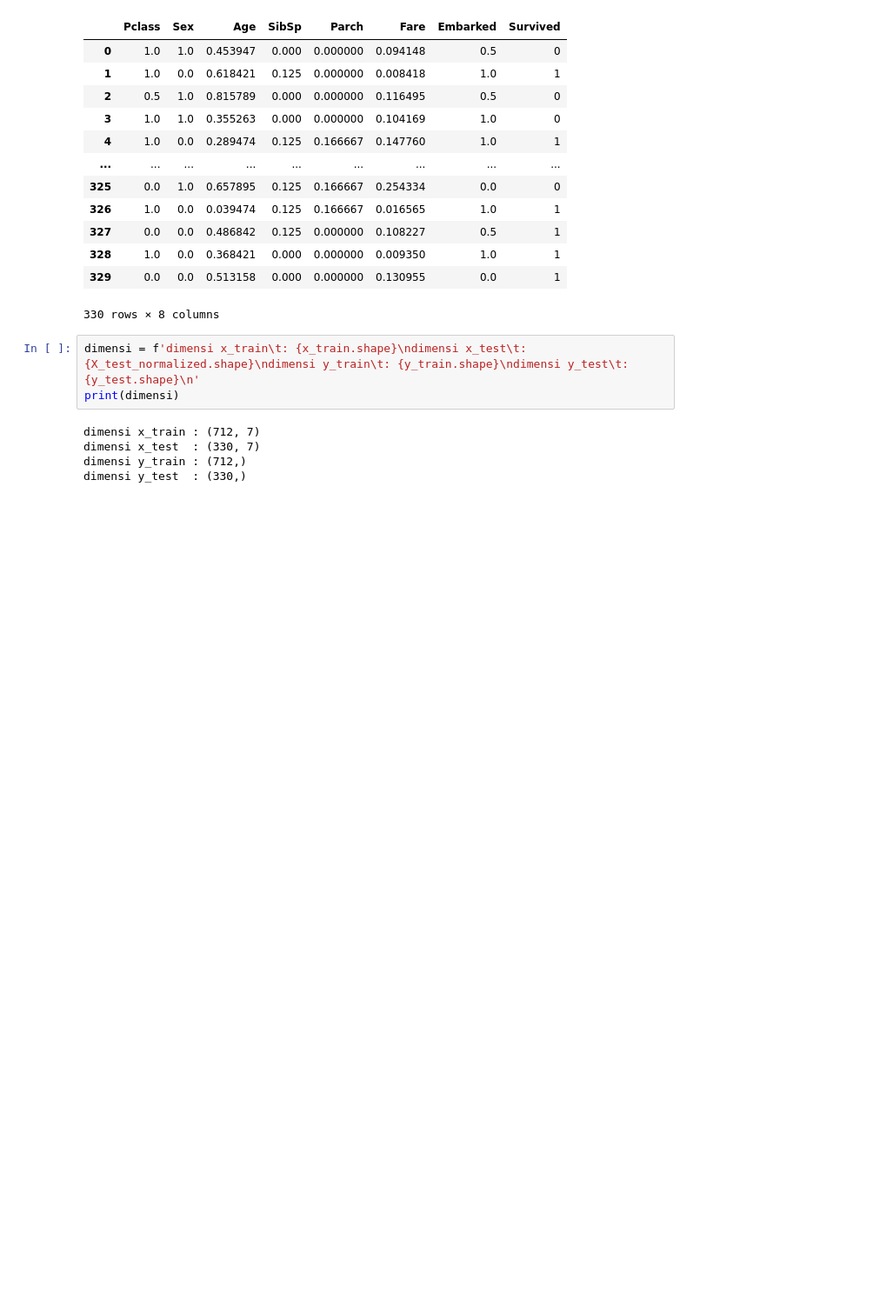
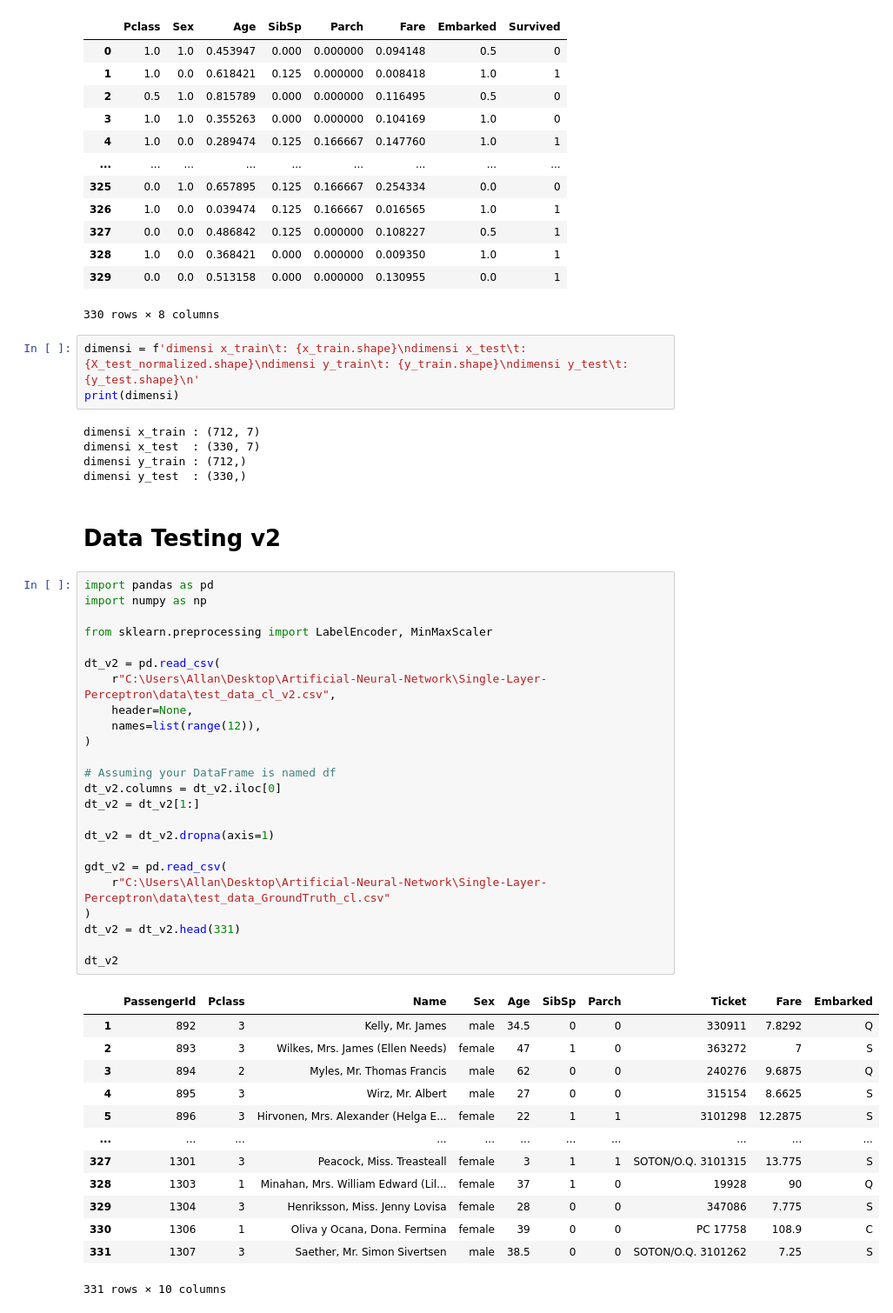
Before and after one commit to WawanWidiantara/Single-Layer-Perceptron, a Jupyter notebook: Single-Layer-Perceptron/experiment/allan-slp.ipynb, the cells around one changed output. Shown: that part at 87% size. Saved outputs shown, nothing was run; the diff lists cells and outputs as text; blank space fills up the shorter version.

```diff
--- a/Single-Layer-Perceptron/experiment/allan-slp.ipynb
+++ b/Single-Layer-Perceptron/experiment/allan-slp.ipynb
@@ -372,3 +451,43 @@ dimensi x_train : (712, 7)
 dimensi x_test  : (330, 7)
 dimensi y_train : (712,)
 dimensi y_test  : (330,)
+# %% [markdown]
+# Data Testing v2
+# %%
+import pandas as pd
+import numpy as np
+
+from sklearn.preprocessing import LabelEncoder, MinMaxScaler
+
+dt_v2 = pd.read_csv(
+    r"C:\Users\Allan\Desktop\Artificial-Neural-Network\Single-Layer-Perceptron\data\test_data_cl_v2.csv",
+    header=None,
+    names=list(range(12)),
+)
+
+# Assuming your DataFrame is named df
+dt_v2.columns = dt_v2.iloc[0]
+dt_v2 = dt_v2[1:]
+
+dt_v2 = dt_v2.dropna(axis=1)
+
+gdt_v2 = pd.read_csv(
+    r"C:\Users\Allan\Desktop\Artificial-Neural-Network\Single-Layer-Perceptron\data\test_data_GroundTruth_cl.csv"
+)
+dt_v2 = dt_v2.head(331)
+
+dt_v2
+# %% [output]
+|  | PassengerId | Pclass | Name | Sex | Age | SibSp | Parch | Ticket | Fare | Embarked |
+| 1 | 892 | 3 | Kelly, Mr. James | male | 34.5 | 0 | 0 | 330911 | 7.8292 | Q |
+| 2 | 893 | 3 | Wilkes, Mrs. James (Ellen Needs) | female | 47 | 1 | 0 | 363272 | 7 | S |
+| 3 | 894 | 2 | Myles, Mr. Thomas Francis | male | 62 | 0 | 0 | 240276 | 9.6875 | Q |
+| 4 | 895 | 3 | Wirz, Mr. Albert | male | 27 | 0 | 0 | 315154 | 8.6625 | S |
+| 5 | 896 | 3 | Hirvonen, Mrs. Alexander (Helga E... | female | 22 | 1 | 1 | 3101298 | 12.2875 | S |
+| ... | ... | ... | ... | ... | ... | ... | ... | ... | ... | ... |
+| 327 | 1301 | 3 | Peacock, Miss. Treasteall | female | 3 | 1 | 1 | SOTON/O.Q. 3101315 | 13.775 | S |
+| 328 | 1303 | 1 | Minahan, Mrs. William Edward (Lil... | female | 37 | 1 | 0 | 19928 | 90 | Q |
+| 329 | 1304 | 3 | Henriksson, Miss. Jenny Lovisa | female | 28 | 0 | 0 | 347086 | 7.775 | S |
+| 330 | 1306 | 1 | Oliva y Ocana, Dona. Fermina | female | 39 | 0 | 0 | PC 17758 | 108.9 | C |
+| 331 | 1307 | 3 | Saether, Mr. Simon Sivertsen | male | 38.5 | 0 | 0 | SOTON/O.Q. 3101262 | 7.25 | S |
+331 rows × 10 columns
```
Also changed, not shown: parts of 37 cells of this notebook.
